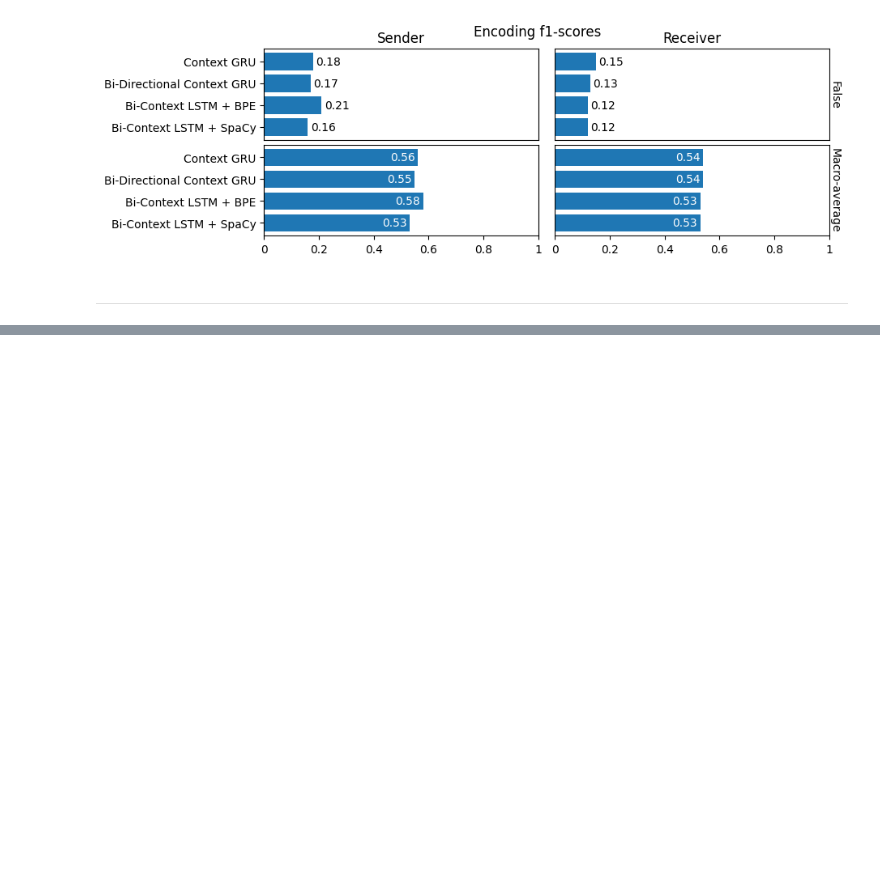
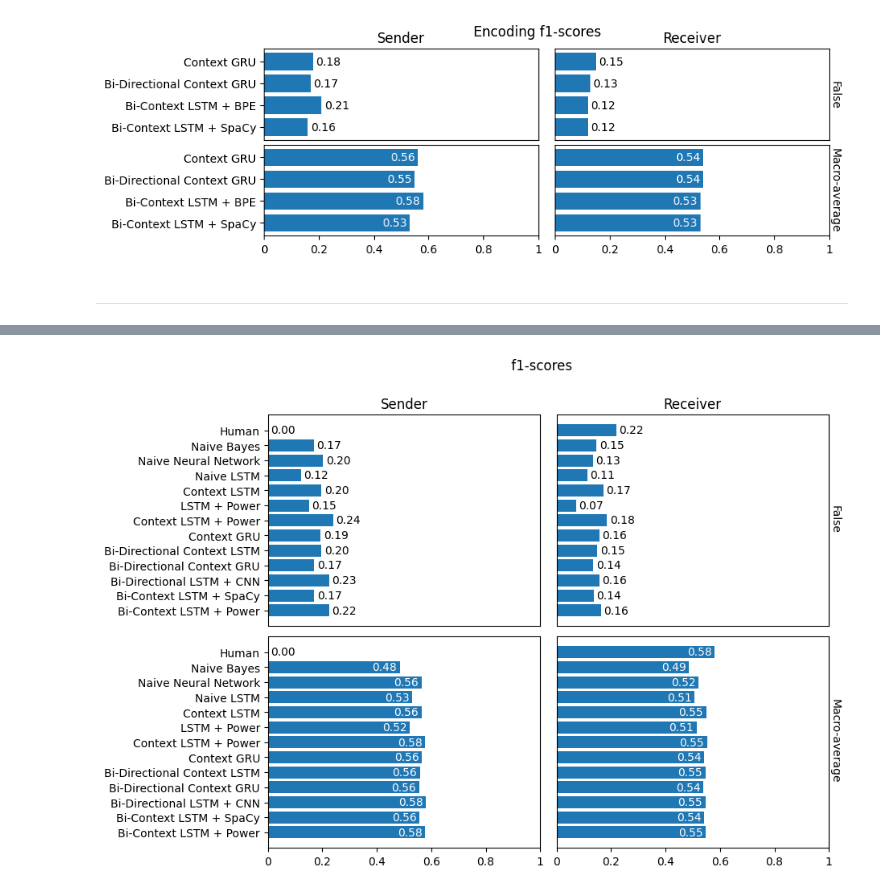
Before and after one commit to AdamKreitz/w266-final-project, a Jupyter notebook: visuals.ipynb, the cells around one changed output, grey strips where cells are left out. Cells and saved outputs as stored; diff of their text form; code cells hidden in the pictures; blank space fills up the shorter version.

```diff
--- a/visuals.ipynb
+++ b/visuals.ipynb
@@ -247,12 +247,12 @@ df2 = pd.DataFrame({
         0.918, 0.941, # X Bi-Directional Context LSTM
         0.941, 0.942, # Bi-Directional Context GRU
         0.937, 0.935, # Bi-Directional LSTM + CNN
-        0.90, 0.95,
-        0.94, 0.93,
+        0.943, 0.946, # Bi-Context LSTM + SpaCy
+        0.932, 0.931, # Bi-Context LSTM + Power
     ],
     "f1-false": [
         0.0 , 0.22,
-        0.169, 0.826, # naive Bayes
+        0.169, 0.147, # naive Bayes
         0.203, 0.134, # naive nn
         0.122, 0.113, # naive LSTM
         0.197, 0.171, # Context LSTM
@@ -262,8 +262,8 @@ df2 = pd.DataFrame({
         0.197, 0.150, # Bi-Directional Context LSTM
         0.170, 0.135, # Bi-Directional Context GRU
         0.225, 0.157, # Bi-Directional LSTM + CNN
-        0.16, 0.12,
-        0.21, 0.17,
+        0.170, 0.137, # Bi-Context LSTM + SpaCy
+        0.224, 0.164, # Bi-Context LSTM + Power
     ],
     "f1-macro-average": [
         0.0 , 0.58,
@@ -277,8 +277,8 @@ df2 = pd.DataFrame({
         0.558, 0.546, # Bi-Directional Context LSTM
         0.555, 0.538, # Bi-Directional Context GRU
         0.581, 0.546, # Bi-Directional LSTM + CNN
-        0.53, 0.53,
-        0.58, 0.55,
+        0.556, 0.541, # Bi-Context LSTM + SpaCy
+        0.578, 0.547, # Bi-Context LSTM + Power
     ]
 })
 
@@ -285,0 +304,7 @@ df
+# %%
+barh_graph(
+    df2,
+    figsize=(9,7),
+)
+# %% [output]
+[figure, added]
```
Also changed, not shown: parts of 7 cells of this notebook.
